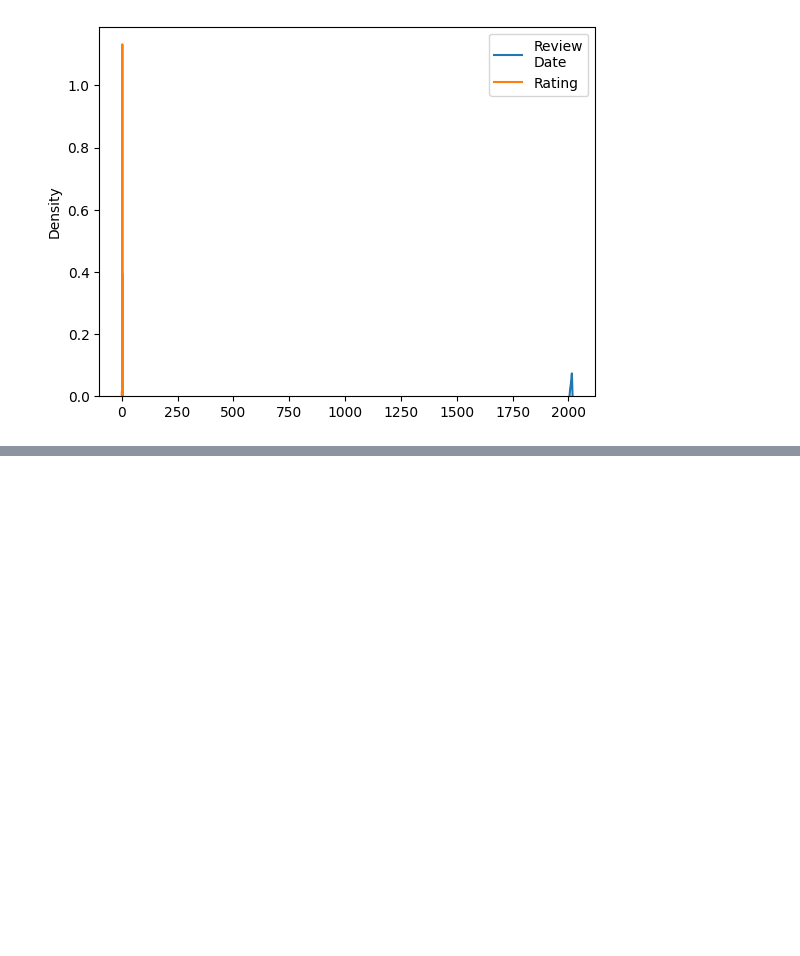
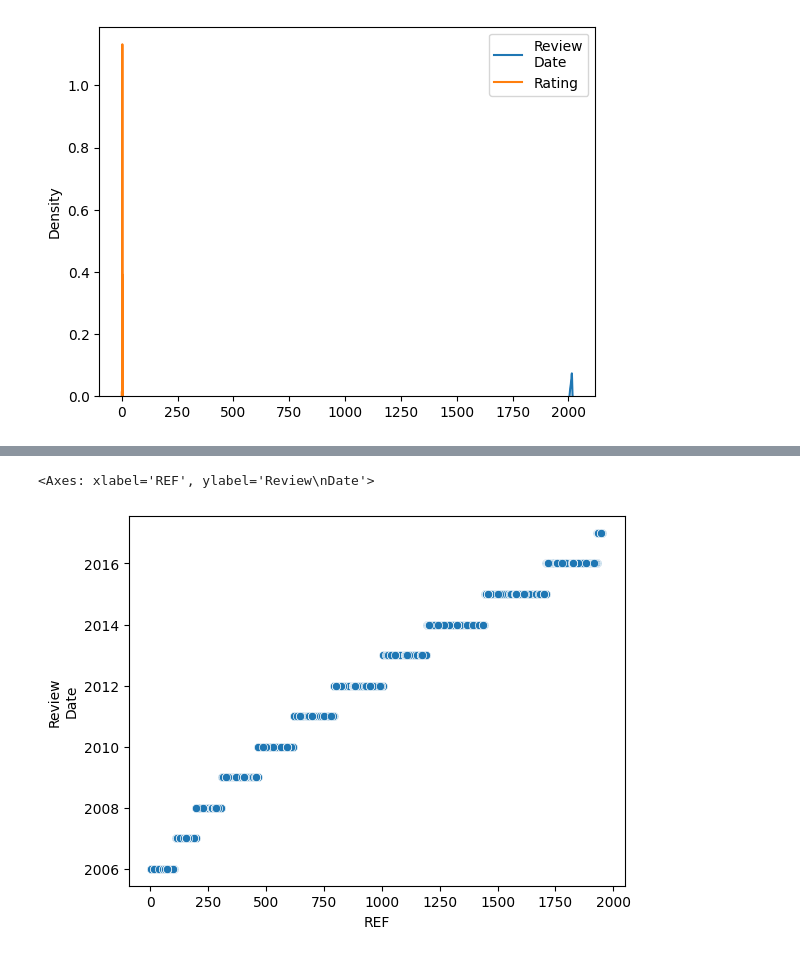
Before and after one commit to AbhinavKrishnan0629/AI, a Jupyter notebook: All projects/Exploratory Data Analysis/session 3.1 EDA.ipynb, the cells around one changed output, grey strips where cells are left out. Drawn from its saved outputs; the diff is of its cells as text; code cells hidden in the pictures; blank space fills up the shorter version.

```diff
--- a/All projects/Exploratory Data Analysis/session 3.1 EDA.ipynb
+++ b/All projects/Exploratory Data Analysis/session 3.1 EDA.ipynb
@@ -296,0 +311,5 @@ plt.show()
+# %%
+sb.scatterplot(x=df["REF"], y=df["Review\nDate"])
+# %% [output]
+<Axes: xlabel='REF', ylabel='Review\nDate'>
+[figure, added]
```
Also changed, not shown: parts of 3 cells of this notebook, 1 other file.
